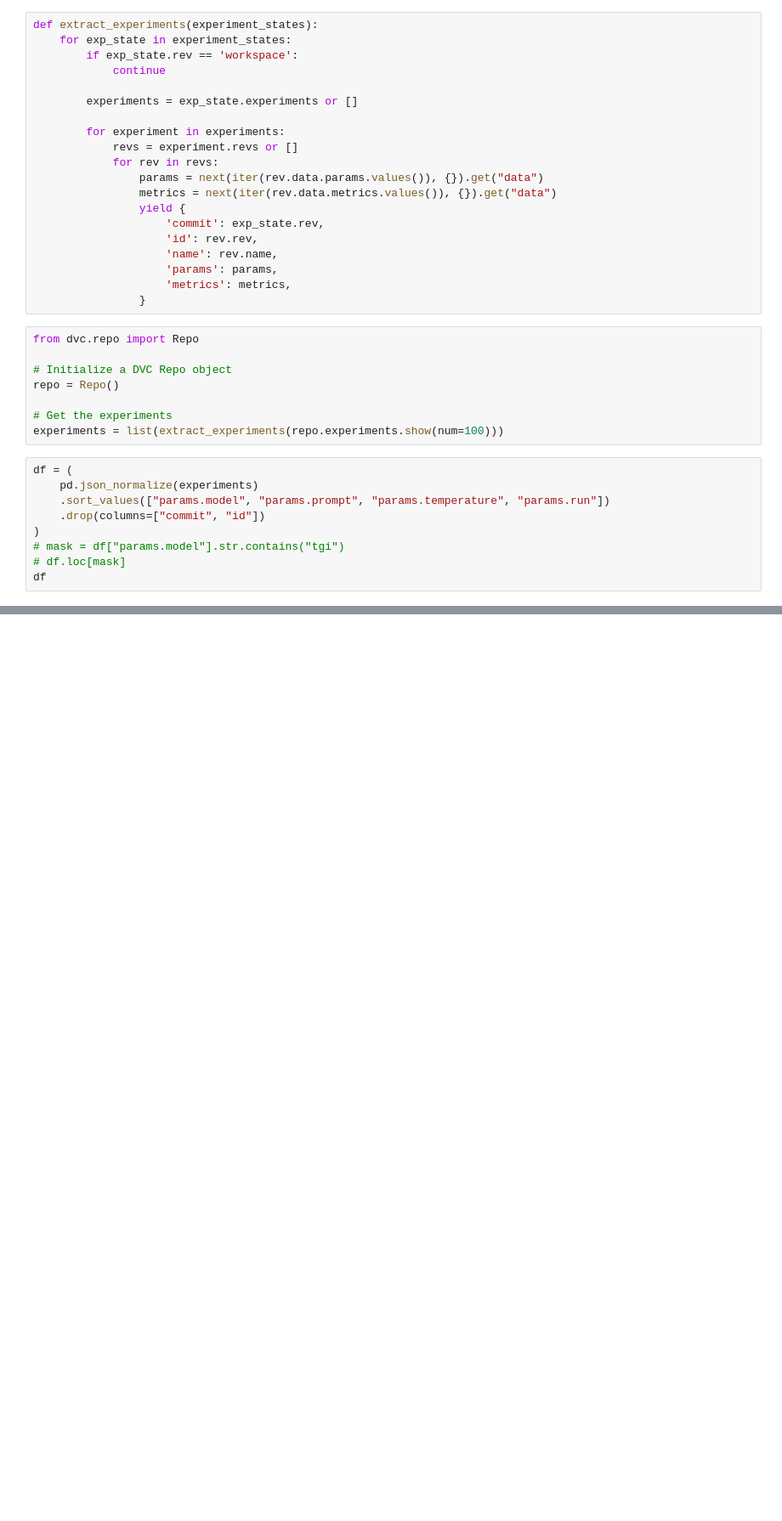
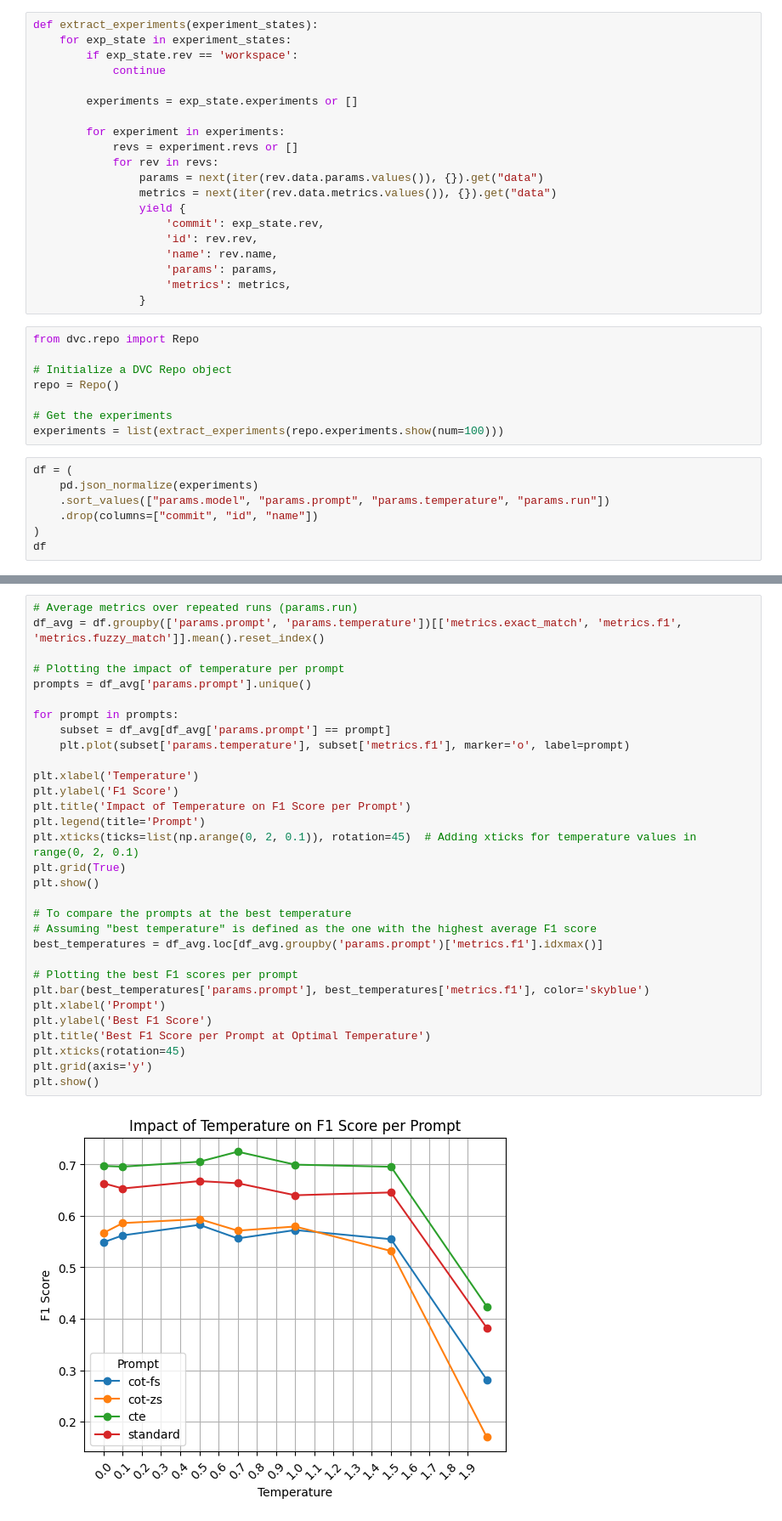
Before and after one commit to bdsaglam/bellem, a Jupyter notebook: dev_nbs/research-mhqa/visualize-experiments.ipynb, the cells around one changed output, grey strips where cells are left out. Shown at 85% size. Drawn from its saved outputs; the diff is of its cells as text; blank space fills up the shorter version.

```diff
--- a/dev_nbs/research-mhqa/visualize-experiments.ipynb
+++ b/dev_nbs/research-mhqa/visualize-experiments.ipynb
@@ -32,8 +34,6 @@ experiments = list(extract_experiments(repo.experiments.show(num=100)))
 df = (
     pd.json_normalize(experiments)
     .sort_values(["params.model", "params.prompt", "params.temperature", "params.run"])
-    .drop(columns=["commit", "id"])
+    .drop(columns=["commit", "id", "name"])
 )
-# mask = df["params.model"].str.contains("tgi")
-# df.loc[mask]
 df
@@ -39,0 +78,33 @@ df
+# %%
+# Average metrics over repeated runs (params.run)
+df_avg = df.groupby(['params.prompt', 'params.temperature'])[['metrics.exact_match', 'metrics.f1', 'metrics.fuzzy_match']].mean().reset_index()
+
+# Plotting the impact of temperature per prompt
+prompts = df_avg['params.prompt'].unique()
+
+for prompt in prompts:
+    subset = df_avg[df_avg['params.prompt'] == prompt]
+    plt.plot(subset['params.temperature'], subset['metrics.f1'], marker='o', label=prompt)
+
+plt.xlabel('Temperature')
+plt.ylabel('F1 Score')
+plt.title('Impact of Temperature on F1 Score per Prompt')
+plt.legend(title='Prompt')
+plt.xticks(ticks=list(np.arange(0, 2, 0.1)), rotation=45)  # Adding xticks for temperature values in range(0, 2, 0.1)
+plt.grid(True)
+plt.show()
+
+# To compare the prompts at the best temperature
+# Assuming "best temperature" is defined as the one with the highest average F1 score
+best_temperatures = df_avg.loc[df_avg.groupby('params.prompt')['metrics.f1'].idxmax()]
+
+# Plotting the best F1 scores per prompt
+plt.bar(best_temperatures['params.prompt'], best_temperatures['metrics.f1'], color='skyblue')
+plt.xlabel('Prompt')
+plt.ylabel('Best F1 Score')
+plt.title('Best F1 Score per Prompt at Optimal Temperature')
+plt.xticks(rotation=45)
+plt.grid(axis='y')
+plt.show()
+# %% [output]
+[figure, added]
```
Also changed, not shown: parts of 5 cells of this notebook, 1 other file.
